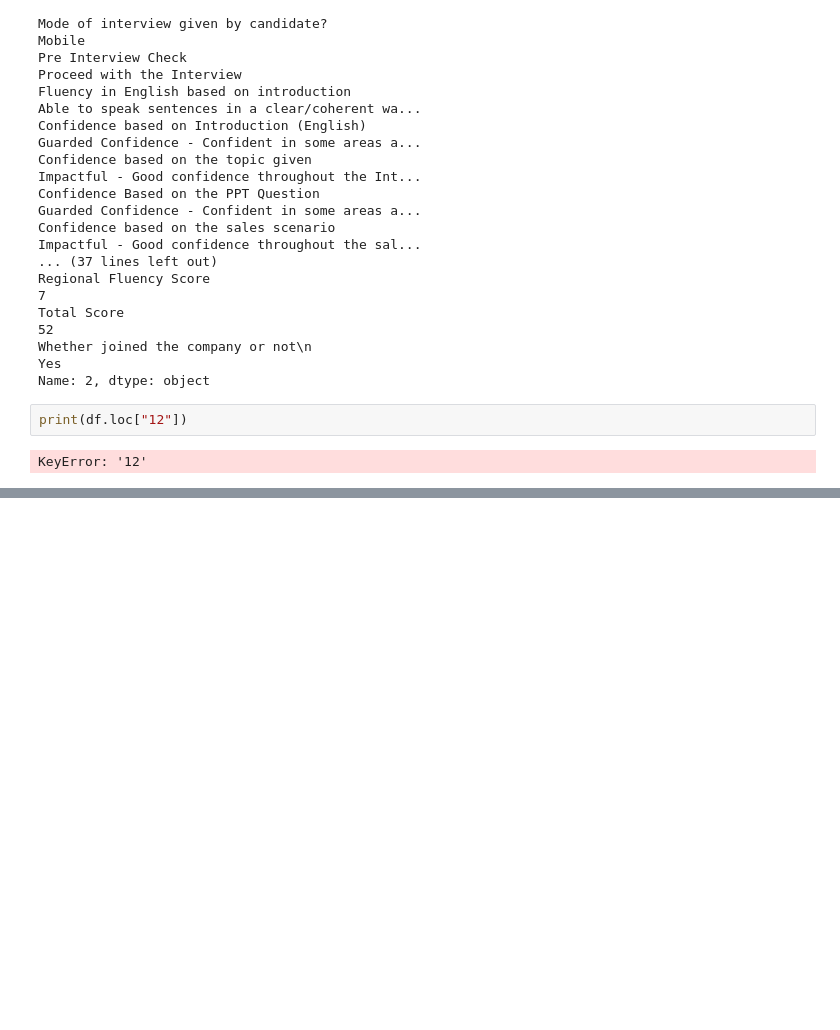
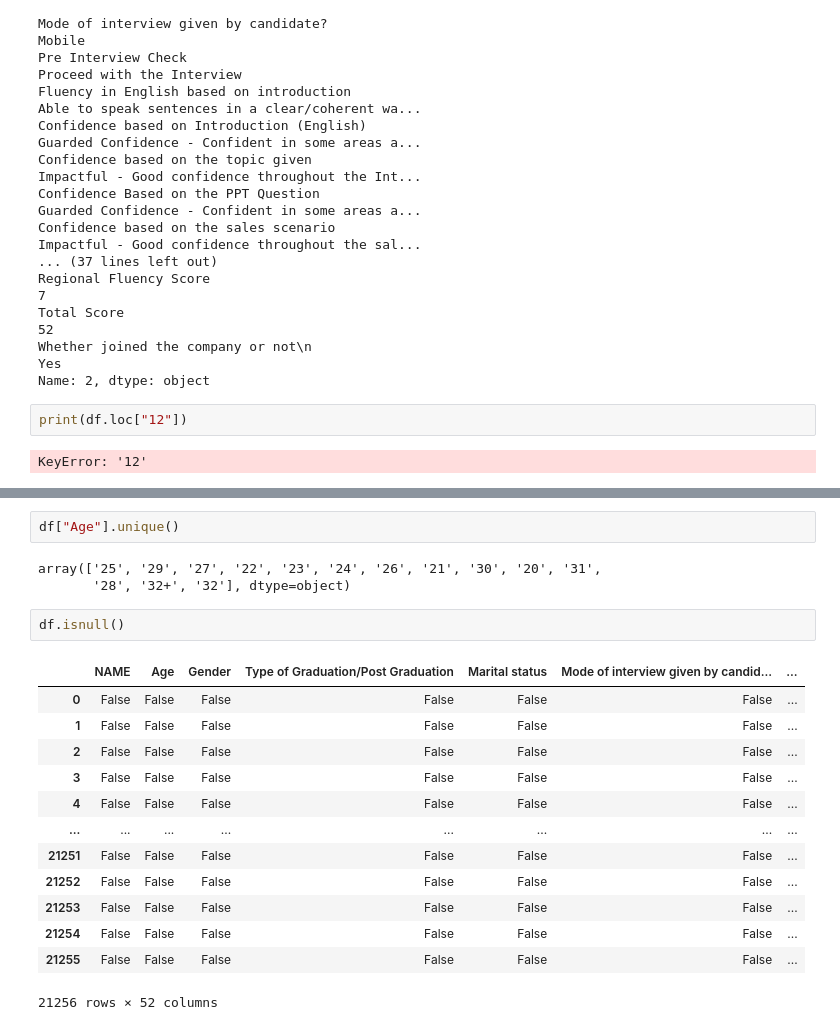
Before and after one commit to balaworkspace/Python-Full-Stack, a Jupyter notebook: reading data.ipynb, the cells around one changed output, grey strips where cells are left out. Cells and saved outputs as stored; diff of their text form; blank space fills up the shorter version.

```diff
--- a/reading data.ipynb
+++ b/reading data.ipynb
@@ -310,0 +361,21 @@ NameError: name 'df' is not defined
+# %%
+df["Age"].unique()
+# %% [output]
+array(['25', '29', '27', '22', '23', '24', '26', '21', '30', '20', '31',
+       '28', '32+', '32'], dtype=object)
+# %%
+df.isnull()
+# %% [output]
+|  | NAME | Age | Gender | Type of Graduation/Post Graduation | Marital status | Mode of interview given by candid... | ... |
+| 0 | False | False | False | False | False | False | ... |
+| 1 | False | False | False | False | False | False | ... |
+| 2 | False | False | False | False | False | False | ... |
+| 3 | False | False | False | False | False | False | ... |
+| 4 | False | False | False | False | False | False | ... |
+| ... | ... | ... | ... | ... | ... | ... | ... |
+| 21251 | False | False | False | False | False | False | ... |
+| 21252 | False | False | False | False | False | False | ... |
+| 21253 | False | False | False | False | False | False | ... |
+| 21254 | False | False | False | False | False | False | ... |
+| 21255 | False | False | False | False | False | False | ... |
+21256 rows × 52 columns
```
Also changed, not shown: parts of 23 cells of this notebook.
